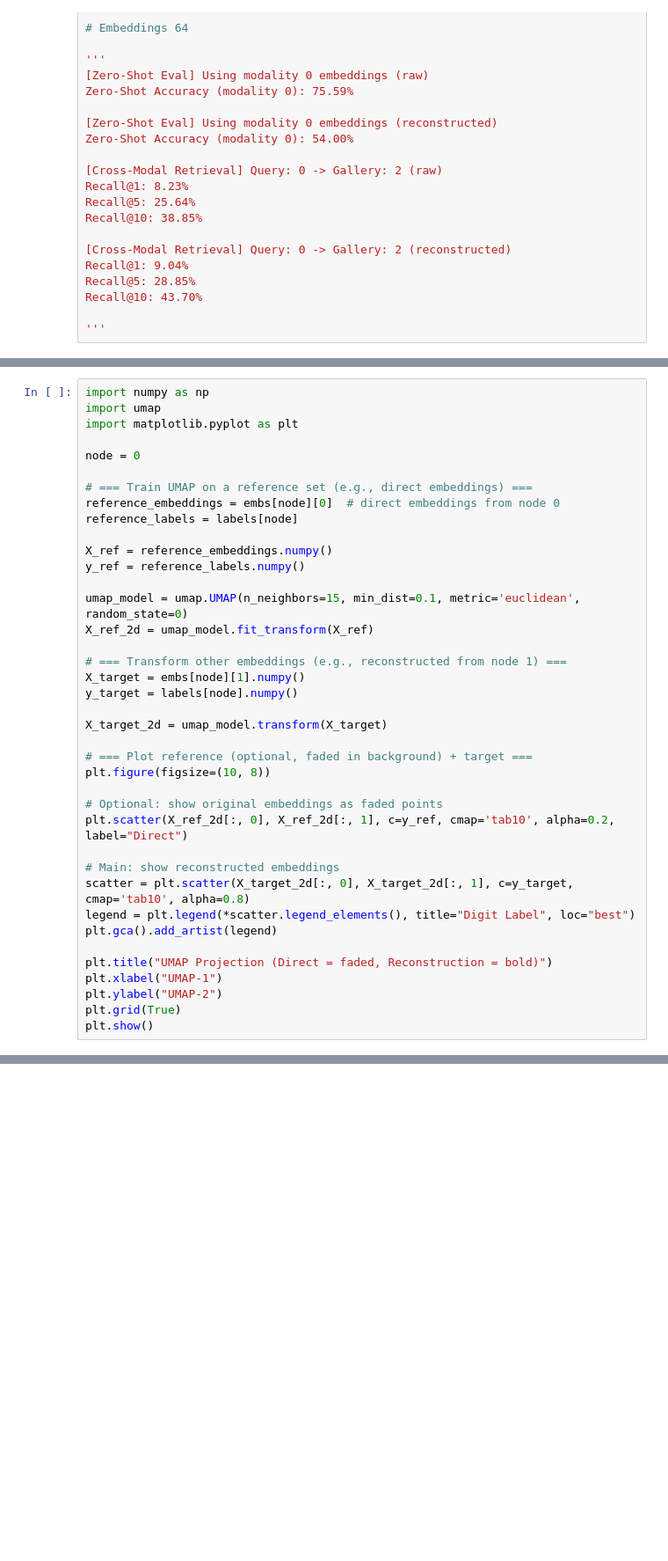
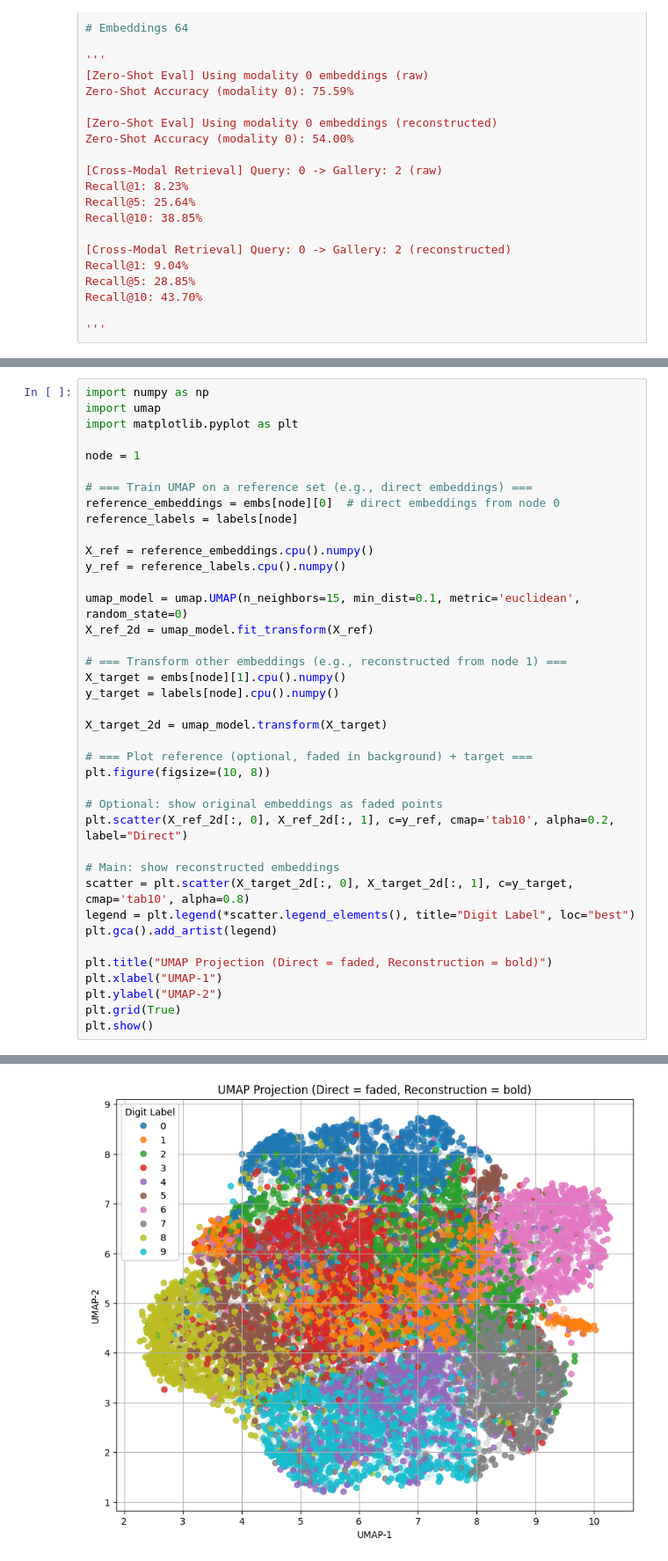
Before and after one commit to abdulmomen-ghalkha/OneSheafToBendThemAll, a Jupyter notebook: contrastive_edge_reconstruction.ipynb, the cells around one changed output, grey strips where cells are left out. Shown at 88% size. Drawn from its saved outputs; the diff is of its cells as text; blank space fills up the shorter version.

```diff
--- a/contrastive_edge_reconstruction.ipynb
+++ b/contrastive_edge_reconstruction.ipynb
@@ -526,21 +538,21 @@ import numpy as np
 import umap
 import matplotlib.pyplot as plt
 
-node = 0
+node = 1
 
 # === Train UMAP on a reference set (e.g., direct embeddings) ===
 reference_embeddings = embs[node][0]  # direct embeddings from node 0
 reference_labels = labels[node]
 
-X_ref = reference_embeddings.numpy()
-y_ref = reference_labels.numpy()
+X_ref = reference_embeddings.cpu().numpy()
+y_ref = reference_labels.cpu().numpy()
 
 umap_model = umap.UMAP(n_neighbors=15, min_dist=0.1, metric='euclidean', random_state=0)
 X_ref_2d = umap_model.fit_transform(X_ref)
 
 # === Transform other embeddings (e.g., reconstructed from node 1) ===
-X_target = embs[node][1].numpy()
-y_target = labels[node].numpy()
+X_target = embs[node][1].cpu().numpy()
+y_target = labels[node].cpu().numpy()
 
 X_target_2d = umap_model.transform(X_target)
 
@@ -564,0 +576 @@ ModuleNotFoundError: No module named 'umap'
+[figure, added]
```
Also changed, not shown: parts of 14 cells of this notebook.
